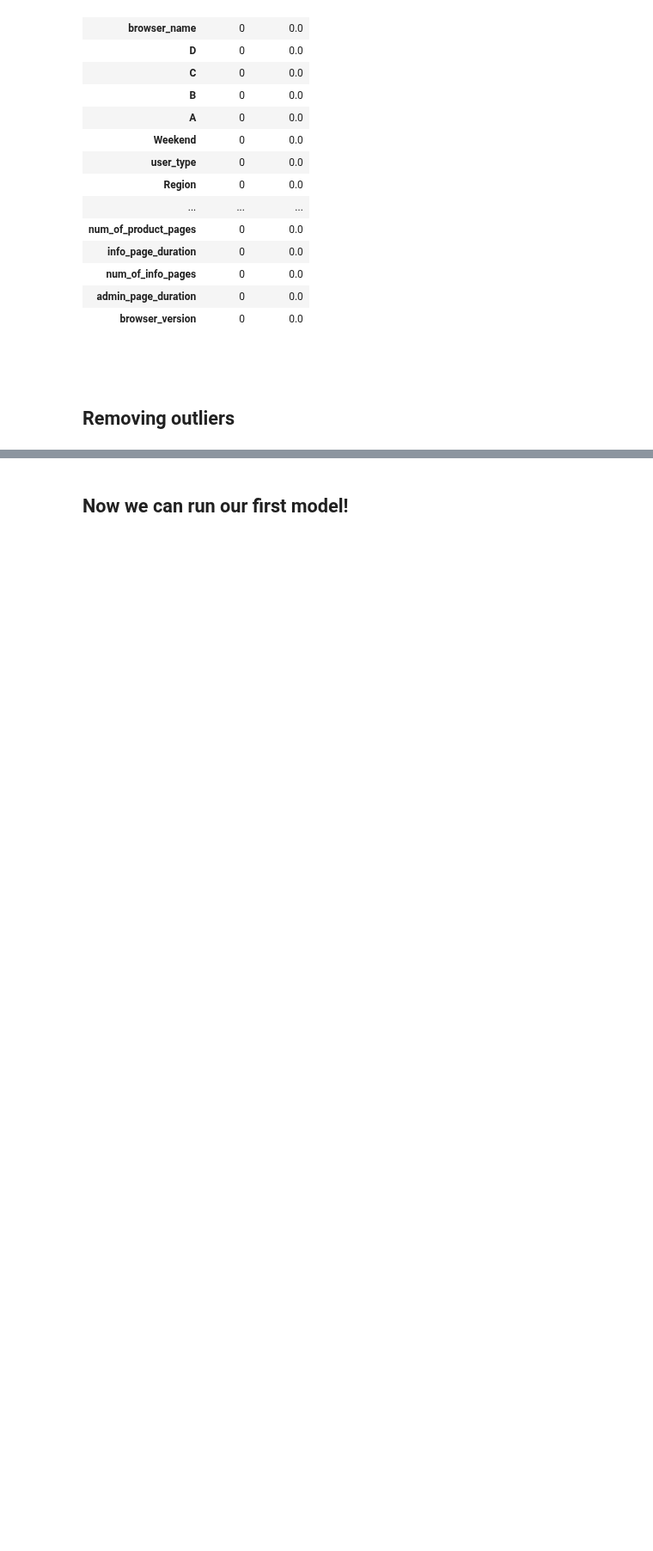
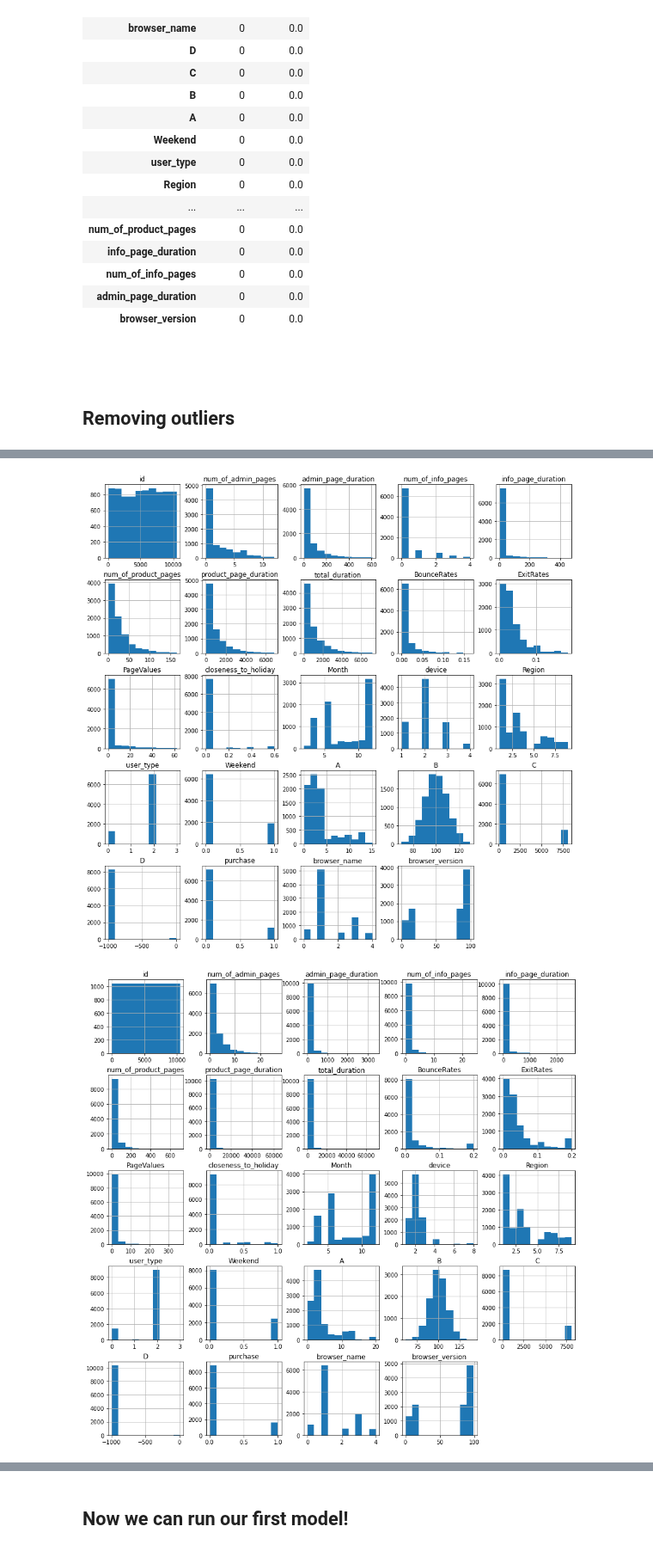
Before and after one commit to mikisegall/ml_final_project, a Jupyter notebook: avi_test.ipynb, the cells around one changed output, grey strips where cells are left out. Shown at 86% size. Cells and saved outputs as stored; diff of their text form; code cells hidden in the pictures; blank space fills up the shorter version.

```diff
--- a/avi_test.ipynb
+++ b/avi_test.ipynb
@@ -384,0 +401,6 @@ New shape: (8271, 24)
+# %%
+train_data_wo_outliers.hist(layout = (5,5), figsize=(15,15));
+filled_train_data.hist(layout = (5,5), figsize=(15,15));
+# %% [output]
+[figure, added]
+[figure, added]
```
Also changed, not shown: parts of 11 cells of this notebook.
